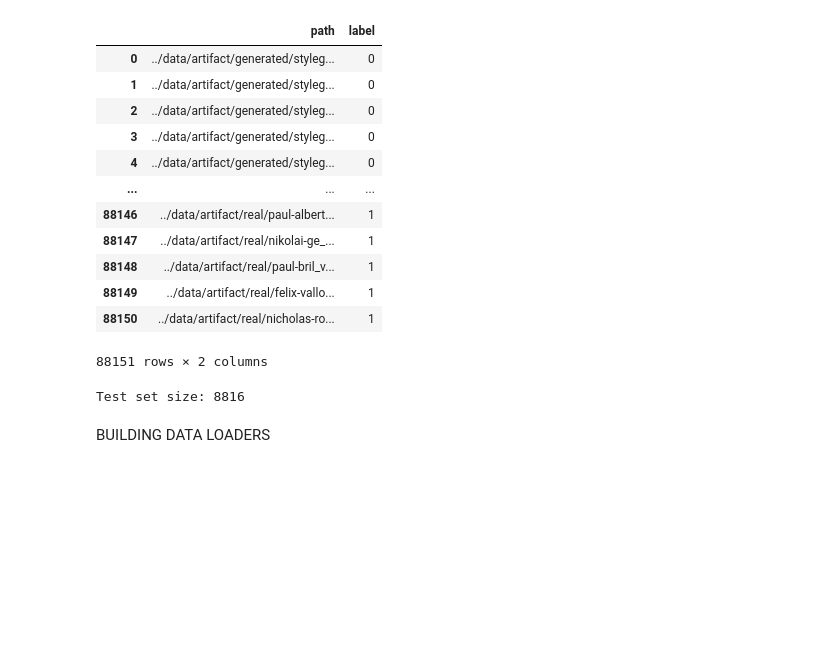
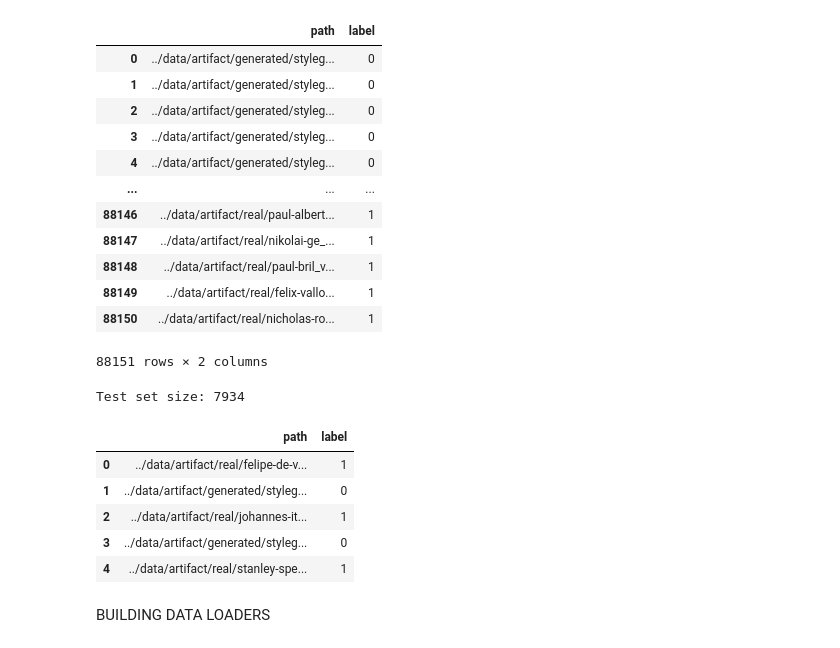
Before and after one commit to poirot-en-bardo/ai-art-detection, a Jupyter notebook: Finetuning_convnext_base.ipynb, the cells around one changed output. Saved outputs shown, nothing was run; the diff lists cells and outputs as text; code cells hidden in the pictures; blank space fills up the shorter version.

```diff
--- a/Finetuning_convnext_base.ipynb
+++ b/Finetuning_convnext_base.ipynb
@@ -148,13 +153,22 @@ train_val_data, test = train_test_split(dataset.values, test_size=0.1, random_st
 # Split the train + validation part into training and validation sets
 train, validation = train_test_split(train_val_data, test_size=0.1, random_state=seed_val)
 # %%
-print(f"Test set size: {len(test)}")
+print(f"Test set size: {len(validation)}")
 # %% [output]
-Test set size: 8816
+Test set size: 7934
 # %%
 train_links = pd.DataFrame(train, columns = dataset.columns)
 validation_links = pd.DataFrame(validation, columns = dataset.columns)
 test_links = pd.DataFrame(test, columns = dataset.columns)
+# %%
+train_links[:5]
+# %% [output]
+|  | path | label |
+| 0 | ../data/artifact/real/felipe-de-v... | 1 |
+| 1 | ../data/artifact/generated/styleg... | 0 |
+| 2 | ../data/artifact/real/johannes-it... | 1 |
+| 3 | ../data/artifact/generated/styleg... | 0 |
+| 4 | ../data/artifact/real/stanley-spe... | 1 |
 # %% [markdown]
 BUILDING DATA LOADERS
 # %%
```
Also changed, not shown: parts of 11 cells of this notebook.
